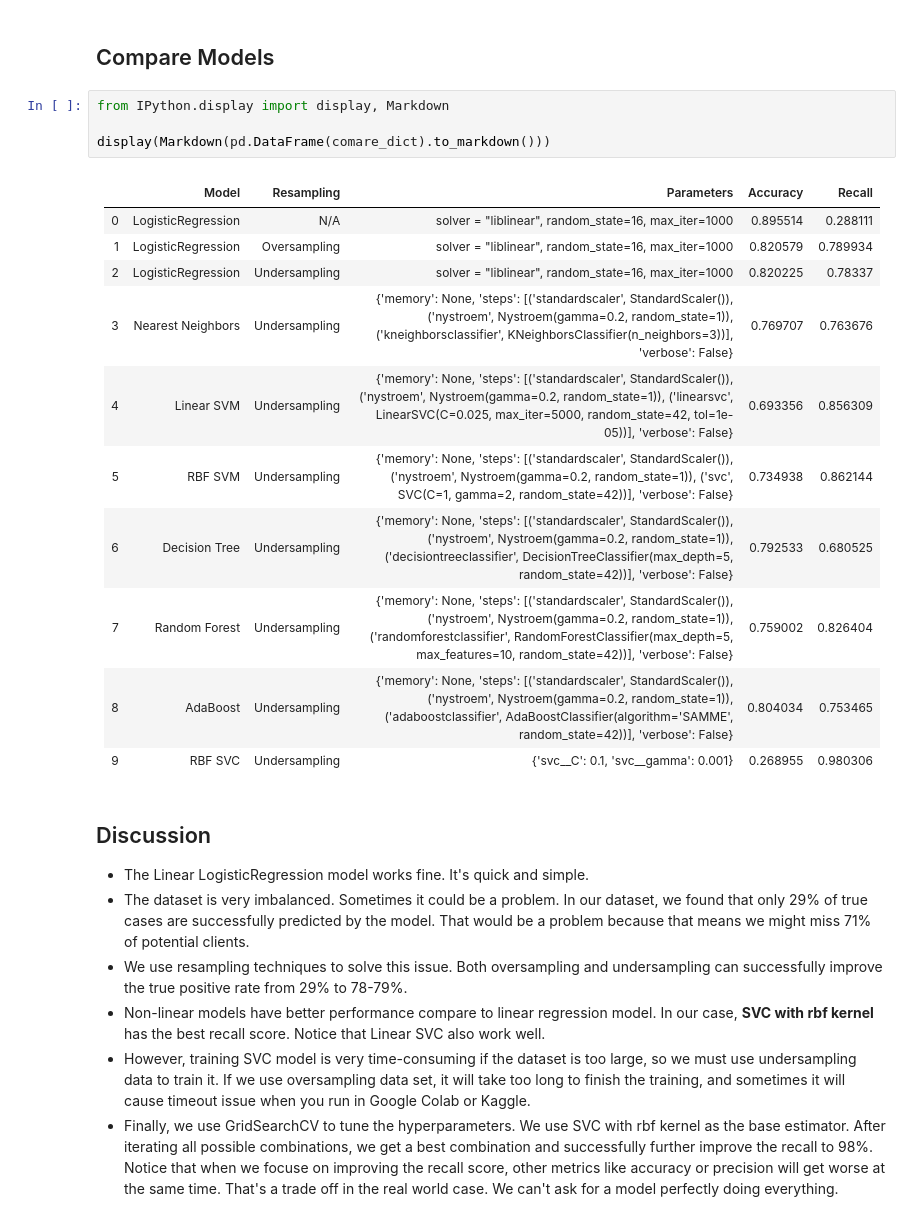
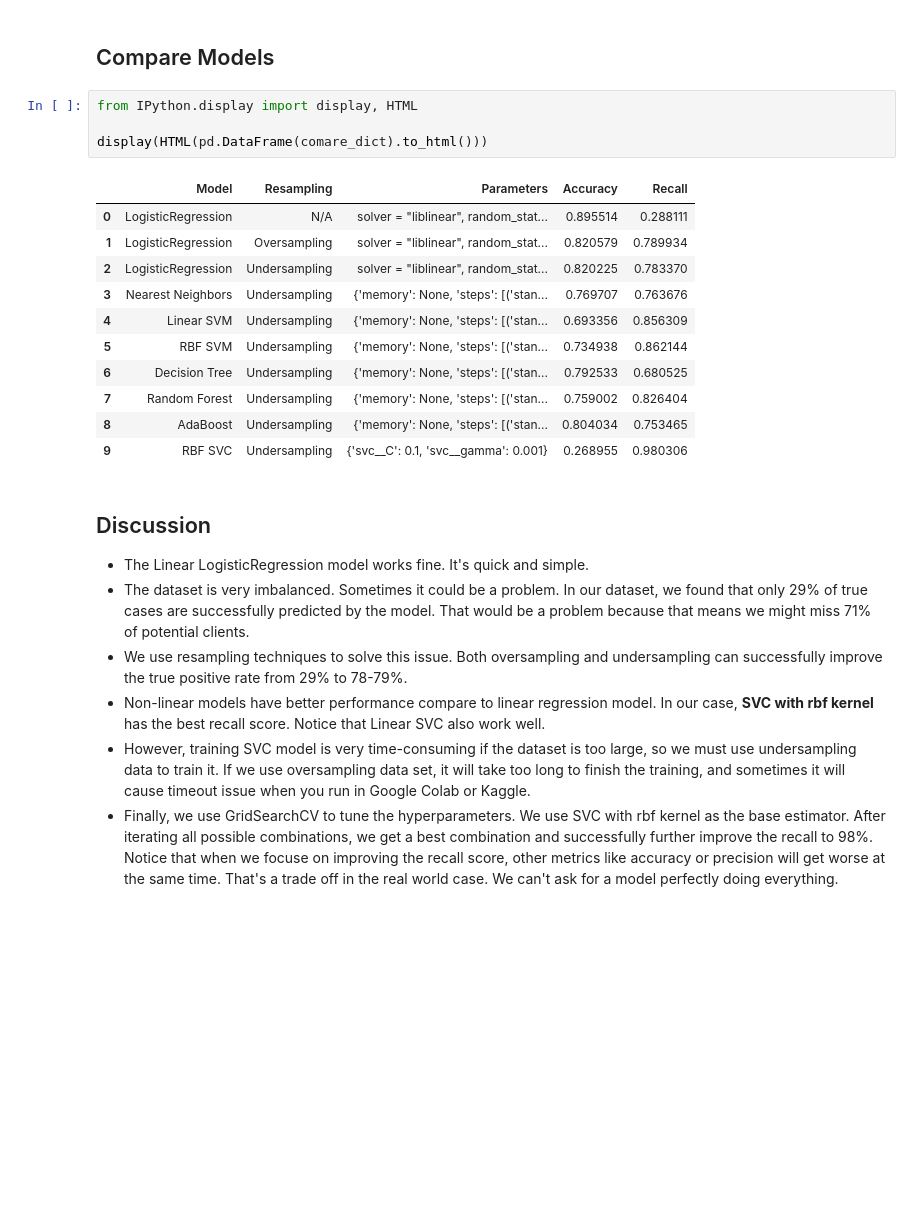
Before and after one commit to jhcheng/DTSA5509, a Jupyter notebook: bank_marketing.ipynb, the cells around one changed output. Drawn from its saved outputs; the diff is of its cells as text; blank space fills up the shorter version.

```diff
--- a/bank_marketing.ipynb
+++ b/bank_marketing.ipynb
@@ -518,22 +516,21 @@ ConfusionMatrixDisplay.from_predictions(y_test, svc_predict, cmap=plt.cm.Blues)
 # %% [markdown]
 ## Compare Models
 # %%
-from IPython.display import display, Markdown
+from IPython.display import display, HTML
 
-display(Markdown(pd.DataFrame(comare_dict).to_markdown()))
+display(HTML(pd.DataFrame(comare_dict).to_html()))
 # %% [output]
-|    | Model              | Resampling    | Parameters                                                                                                                                                                                                                                |   Accuracy |   Recall |
-|---:|:-------------------|:--------------|:------------------------------------------------------------------------------------------------------------------------------------------------------------------------------------------------------------------------------------------|-----------:|---------:|
-|  0 | LogisticRegression | N/A           | solver = "liblinear", random_state=16, max_iter=1000                                                                                                                                                                                      |   0.895514 | 0.288111 |
-|  1 | LogisticRegression | Oversampling  | solver = "liblinear", random_state=16, max_iter=1000                                                                                                                                                                                      |   0.820579 | 0.789934 |
-|  2 | LogisticRegression | Undersampling | solver = "liblinear", random_state=16, max_iter=1000                                                                                                                                                                                      |   0.820225 | 0.78337  |
-|  3 | Nearest Neighbors  | Undersampling | {'memory': None, 'steps': [('standardscaler', StandardScaler()), ('nystroem', Nystroem(gamma=0.2, random_state=1)), ('kneighborsclassifier', KNeighborsClassifier(n_neighbors=3))], 'verbose': False}                                     |   0.769707 | 0.763676 |
-|  4 | Linear SVM         | Undersampling | {'memory': None, 'steps': [('standardscaler', StandardScaler()), ('nystroem', Nystroem(gamma=0.2, random_state=1)), ('linearsvc', LinearSVC(C=0.025, max_iter=5000, random_state=42, tol=1e-05))], 'verbose': False}                      |   0.693356 | 0.856309 |
-|  5 | RBF SVM            | Undersampling | {'memory': None, 'steps': [('standardscaler', StandardScaler()), ('nystroem', Nystroem(gamma=0.2, random_state=1)), ('svc', SVC(C=1, gamma=2, random_state=42))], 'verbose': False}                                                       |   0.734938 | 0.862144 |
-|  6 | Decision Tree      | Undersampling | {'memory': None, 'steps': [('standardscaler', StandardScaler()), ('nystroem', Nystroem(gamma=0.2, random_state=1)), ('decisiontreeclassifier', DecisionTreeClassifier(max_depth=5, random_state=42))], 'verbose': False}                  |   0.792533 | 0.680525 |
-|  7 | Random Forest      | Undersampling | {'memory': None, 'steps': [('standardscaler', StandardScaler()), ('nystroem', Nystroem(gamma=0.2, random_state=1)), ('randomforestclassifier', RandomForestClassifier(max_depth=5, max_features=10, random_state=42))], 'verbose': False} |   0.759002 | 0.826404 |
-|  8 | AdaBoost           | Undersampling | {'memory': None, 'steps': [('standardscaler', StandardScaler()), ('nystroem', Nystroem(gamma=0.2, random_state=1)), ('adaboostclassifier', AdaBoostClassifier(algorithm='SAMME', random_state=42))], 'verbose': False}                    |   0.804034 | 0.753465 |
-|  9 | RBF SVC            | Undersampling | {'svc__C': 0.1, 'svc__gamma': 0.001}                                                                                                                                                                                                      |   0.268955 | 0.980306 |
+|  | Model | Resampling | Parameters | Accuracy | Recall |
+| 0 | LogisticRegression | N/A | solver = "liblinear", random_stat... | 0.895514 | 0.288111 |
+| 1 | LogisticRegression | Oversampling | solver = "liblinear", random_stat... | 0.820579 | 0.789934 |
+| 2 | LogisticRegression | Undersampling | solver = "liblinear", random_stat... | 0.820225 | 0.783370 |
+| 3 | Nearest Neighbors | Undersampling | {'memory': None, 'steps': [('stan... | 0.769707 | 0.763676 |
+| 4 | Linear SVM | Undersampling | {'memory': None, 'steps': [('stan... | 0.693356 | 0.856309 |
+| 5 | RBF SVM | Undersampling | {'memory': None, 'steps': [('stan... | 0.734938 | 0.862144 |
+| 6 | Decision Tree | Undersampling | {'memory': None, 'steps': [('stan... | 0.792533 | 0.680525 |
+| 7 | Random Forest | Undersampling | {'memory': None, 'steps': [('stan... | 0.759002 | 0.826404 |
+| 8 | AdaBoost | Undersampling | {'memory': None, 'steps': [('stan... | 0.804034 | 0.753465 |
+| 9 | RBF SVC | Undersampling | {'svc__C': 0.1, 'svc__gamma': 0.001} | 0.268955 | 0.980306 |
 # %% [markdown]
 ## Discussion
 
```
Also changed, not shown: parts of 5 cells of this notebook.
